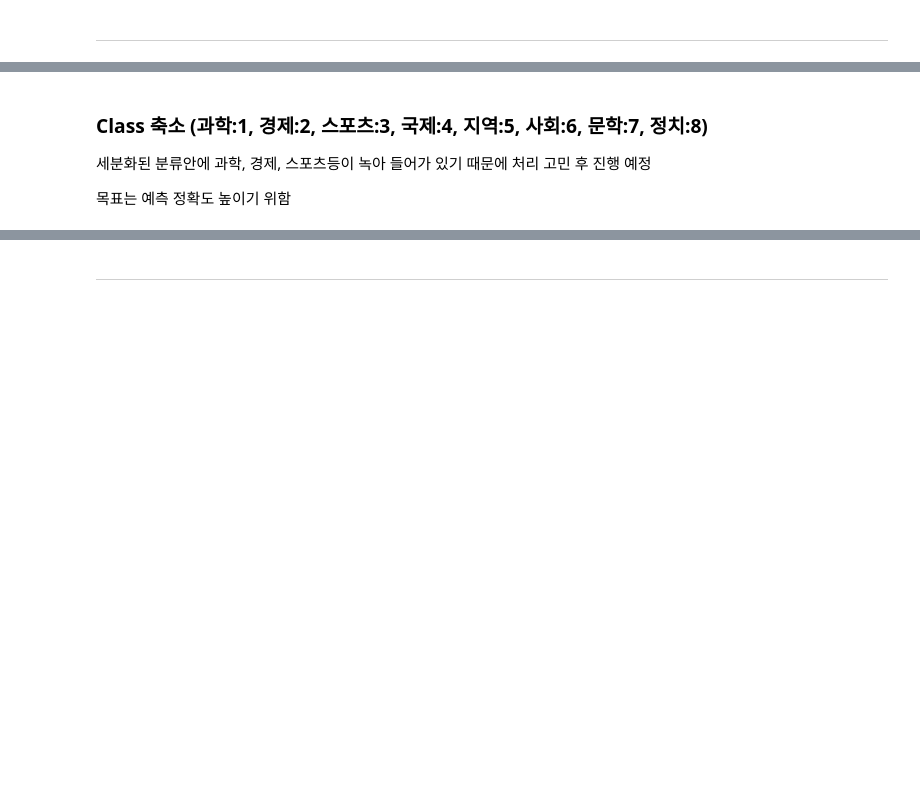
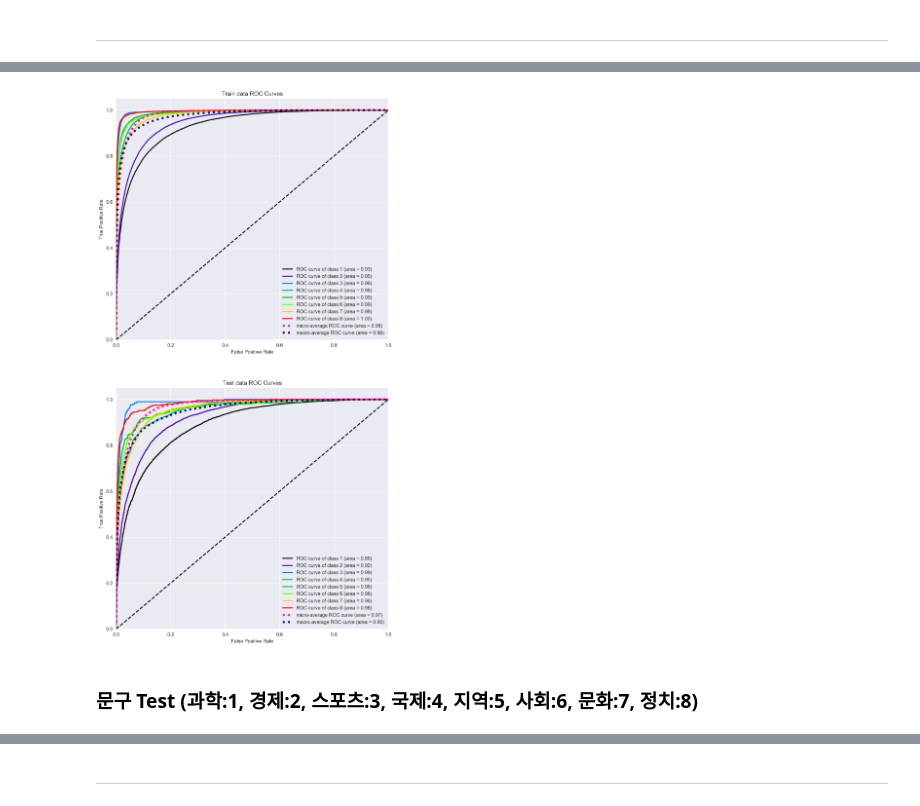
Before and after one commit to UPRMG/Project, a Jupyter notebook: Project/5. News/news_data_analysis.ipynb, the cells around one changed output, grey strips where cells are left out. Saved outputs shown, nothing was run; the diff lists cells and outputs as text; code cells hidden in the pictures; blank space fills up the shorter version.

```diff
--- a/Project/5. News/news_data_analysis.ipynb
+++ b/Project/5. News/news_data_analysis.ipynb
@@ -507,7 +715,19 @@ insert 1number : 부동산
+# %%
+import scikitplot as skplt
+
+fig = plt.figure(figsize=(10, 20))
+ax1 = fig.add_subplot(2, 1, 1)
+ax2 = fig.add_subplot(2, 1, 2)
+
+y_probas = model_t.predict_proba(X_train)
+y_probas_T = model_t.predict_proba(X_test)
+
+skplt.metrics.plot_roc_curve(y_train, y_probas, ax=ax1, title='Train data ROC Curves')
+
+skplt.metrics.plot_roc_curve(y_test, y_probas_T, ax=ax2, title='Test data ROC Curves')
+
+plt.show()
+# %% [output]
+[figure, added]
 # %% [markdown]
-### Class 축소 (과학:1, 경제:2, 스포츠:3, 국제:4, 지역:5, 사회:6, 문학:7, 정치:8)
-
-세분화된 분류안에 과학, 경제, 스포츠등이 녹아 들어가 있기 때문에 처리 고민 후 진행 예정
-
-
-목표는 예측 정확도 높이기 위함
+### 문구 Test  (과학:1, 경제:2, 스포츠:3, 국제:4, 지역:5, 사회:6, 문화:7, 정치:8)
```
Also changed, not shown: parts of 48 cells of this notebook, 1 other file.
